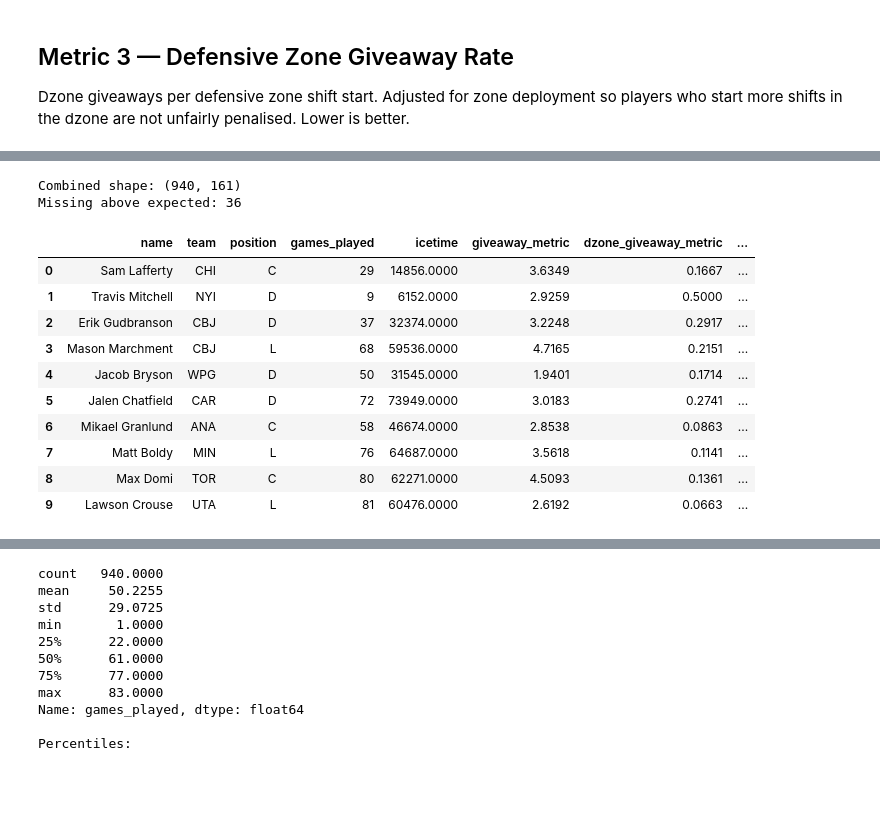
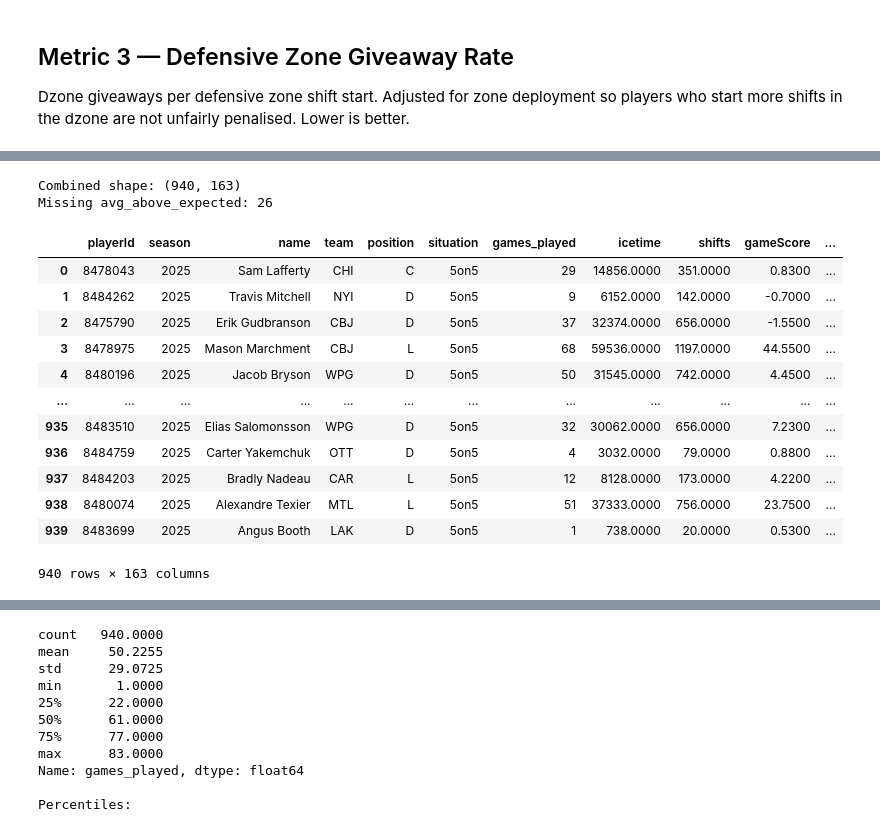
Before and after one commit to zakiaslam22/nhl-puck-management, a Jupyter notebook: notebooks/03_scoring.ipynb, the cells around one changed output, grey strips where cells are left out. Cells and saved outputs as stored; diff of their text form; code cells hidden in the pictures; blank space fills up the shorter version.

```diff
--- a/notebooks/03_scoring.ipynb
+++ b/notebooks/03_scoring.ipynb
@@ -92,0 +122,9 @@ Name: dzone_giveaway_metric, dtype: float64
+# %%
+MIN_DZONE_STARTS = 20
+MAX_DZONE_STARTS = skaters['I_F_dZoneShiftStarts'].quantile(0.75)
+
+skaters['confidence_dzone'] = (0.30 + 0.70 * (
+    (skaters['I_F_dZoneShiftStarts'] - MIN_DZONE_STARTS) / (MAX_DZONE_STARTS - MIN_DZONE_STARTS)
+).clip(0, 1))
+
+print(skaters[['name', 'I_F_dZoneShiftStarts', 'confidence_dzone']].sort_values('I_F_dZoneShiftStarts').head(10))
@@ -92,0 +143,10 @@ Name: dzone_giveaway_metric, dtype: float64
+# %%
+med_dzone_fwd = skaters[skaters['position'].isin(['C','L','R'])]['dzone_giveaway_metric'].median()
+med_dzone_def = skaters[skaters['position']=='D']['dzone_giveaway_metric'].median()
+
+skaters['dzone_position_median'] = np.where(skaters['position'].isin(['C','L','R']), med_dzone_fwd, med_dzone_def)
+
+raw_filled = skaters['dzone_giveaway_metric'].fillna(skaters['dzone_position_median'])
+skaters['dzone_weighted'] = (skaters['confidence_dzone'] * raw_filled) + ((1 - skaters['confidence_dzone']) * skaters['dzone_position_median'])
+
+print(skaters[['name', 'position', 'I_F_dZoneShiftStarts', 'dzone_giveaway_metric', 'confidence_dzone', 'dzone_weighted']].sort_values('I_F_dZoneShiftStarts').head(10))
@@ -93,30 +205,34 @@ Name: dzone_giveaway_metric, dtype: float64
 # %%
-# Join skaters with player giveaways
-combined = skaters.merge(
-    player_giveaways,
-    left_on='name',
-    right_on='player_name',
-    how='left'
-)
+def ascii_fold(name):
+    """Reproduces MoneyPuck's own lossy name encoding, so both sides match
+    on the same (imperfect) representation instead of failing on accented characters."""
+    return name.encode('ascii', errors='ignore').decode('ascii').strip()
+
+skaters['name_key'] = skaters['name'].apply(ascii_fold)
+player_giveaways['name_key'] = player_giveaways['player_name'].apply(ascii_fold)
+
+combined = skaters.merge(player_giveaways, on='name_key', how='left')
 
 print(f"Combined shape: {combined.shape}")
-print(f"Missing above expected: {combined['avg_above_expected'].isna().sum()}")
-combined[['name', 'team', 'position', 'games_played', 'icetime',
-          'giveaway_metric', 'dzone_giveaway_metric', 'avg_above_expected']].head(10)
+print(f"Missing avg_above_expected: {combined['mean_above_expected'].isna().sum()}")
+
+combined
 # %% [output]
-Combined shape: (940, 161)
-Missing above expected: 36
+Combined shape: (940, 163)
+Missing avg_above_expected: 26
-|  | name | team | position | games_played | icetime | giveaway_metric | dzone_giveaway_metric | ... |
-| 0 | Sam Lafferty | CHI | C | 29 | 14856.0000 | 3.6349 | 0.1667 | ... |
-| 1 | Travis Mitchell | NYI | D | 9 | 6152.0000 | 2.9259 | 0.5000 | ... |
-| 2 | Erik Gudbranson | CBJ | D | 37 | 32374.0000 | 3.2248 | 0.2917 | ... |
-| 3 | Mason Marchment | CBJ | L | 68 | 59536.0000 | 4.7165 | 0.2151 | ... |
-| 4 | Jacob Bryson | WPG | D | 50 | 31545.0000 | 1.9401 | 0.1714 | ... |
-| 5 | Jalen Chatfield | CAR | D | 72 | 73949.0000 | 3.0183 | 0.2741 | ... |
-| 6 | Mikael Granlund | ANA | C | 58 | 46674.0000 | 2.8538 | 0.0863 | ... |
-| 7 | Matt Boldy | MIN | L | 76 | 64687.0000 | 3.5618 | 0.1141 | ... |
-| 8 | Max Domi | TOR | C | 80 | 62271.0000 | 4.5093 | 0.1361 | ... |
-| 9 | Lawson Crouse | UTA | L | 81 | 60476.0000 | 2.6192 | 0.0663 | ... |
+|  | playerId | season | name | team | position | situation | games_played | icetime | shifts | gameScore | ... |
+| 0 | 8478043 | 2025 | Sam Lafferty | CHI | C | 5on5 | 29 | 14856.0000 | 351.0000 | 0.8300 | ... |
+| 1 | 8484262 | 2025 | Travis Mitchell | NYI | D | 5on5 | 9 | 6152.0000 | 142.0000 | -0.7000 | ... |
+| 2 | 8475790 | 2025 | Erik Gudbranson | CBJ | D | 5on5 | 37 | 32374.0000 | 656.0000 | -1.5500 | ... |
+| 3 | 8478975 | 2025 | Mason Marchment | CBJ | L | 5on5 | 68 | 59536.0000 | 1197.0000 | 44.5500 | ... |
+| 4 | 8480196 | 2025 | Jacob Bryson | WPG | D | 5on5 | 50 | 31545.0000 | 742.0000 | 4.4500 | ... |
+| ... | ... | ... | ... | ... | ... | ... | ... | ... | ... | ... | ... |
+| 935 | 8483510 | 2025 | Elias Salomonsson | WPG | D | 5on5 | 32 | 30062.0000 | 656.0000 | 7.2300 | ... |
+| 936 | 8484759 | 2025 | Carter Yakemchuk | OTT | D | 5on5 | 4 | 3032.0000 | 79.0000 | 0.8800 | ... |
+| 937 | 8484203 | 2025 | Bradly Nadeau | CAR | L | 5on5 | 12 | 8128.0000 | 173.0000 | 4.2200 | ... |
+| 938 | 8480074 | 2025 | Alexandre Texier | MTL | L | 5on5 | 51 | 37333.0000 | 756.0000 | 23.7500 | ... |
+| 939 | 8483699 | 2025 | Angus Booth | LAK | D | 5on5 | 1 | 738.0000 | 20.0000 | 0.5300 | ... |
+940 rows × 163 columns
 # %% [markdown]
 ## Joining All Three Metrics
 
```
Also changed, not shown: parts of 31 cells of this notebook, 16 other files.
